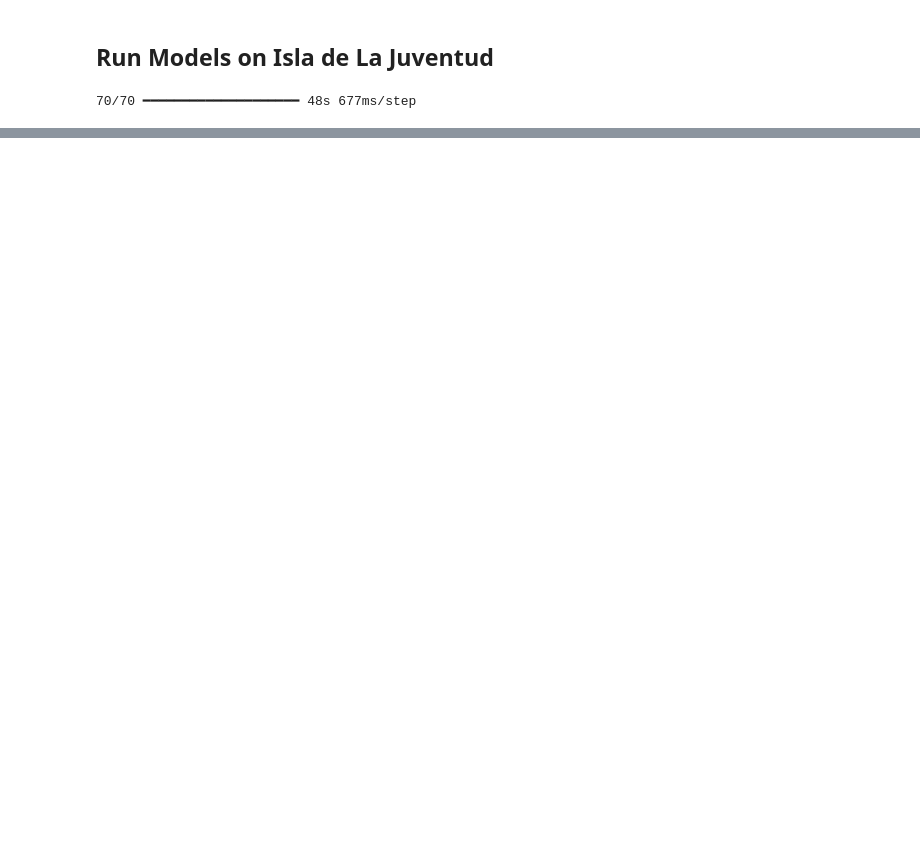
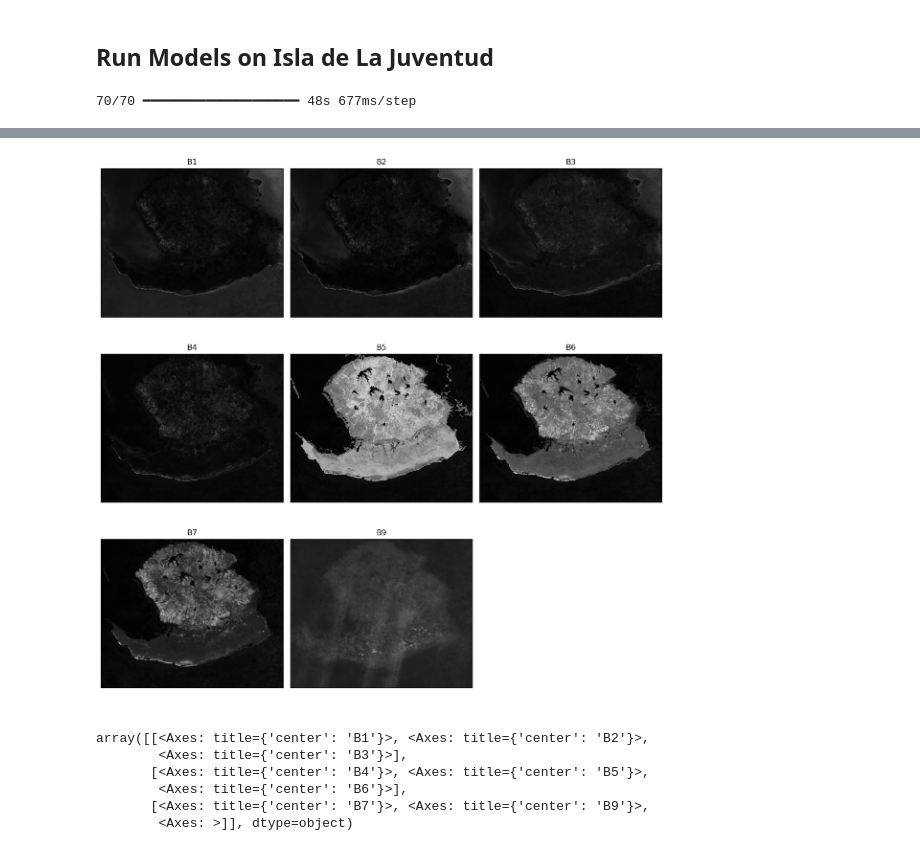
Before and after one commit to JuanesLamilla/cuba_landcover_class, a Jupyter notebook: analysis.ipynb, the cells around one changed output, grey strips where cells are left out. Drawn from its saved outputs; the diff is of its cells as text; code cells hidden in the pictures; blank space fills up the shorter version.

```diff
--- a/analysis.ipynb
+++ b/analysis.ipynb
@@ -845,3 +848,16 @@ plt.show()
+# %%
+# plot median_image_raster using earthpy
+ep.plot_bands(median_image_raster.read(),
+              title=["B1", "B2", "B3", "B4", "B5", "B6", "B7", "B9"],
+              cbar=True)
+# %% [output]
+[figure, added]
+array([[<Axes: title={'center': 'B1'}>, <Axes: title={'center': 'B2'}>,
+        <Axes: title={'center': 'B3'}>],
+       [<Axes: title={'center': 'B4'}>, <Axes: title={'center': 'B5'}>,
+        <Axes: title={'center': 'B6'}>],
+       [<Axes: title={'center': 'B7'}>, <Axes: title={'center': 'B9'}>,
+        <Axes: >]], dtype=object)
 # %%
 # create a list of models
 list_name_models = ['CART', 'RF', 'XGBoost']
```
Also changed, not shown: parts of 13 cells of this notebook, 1 other file.
